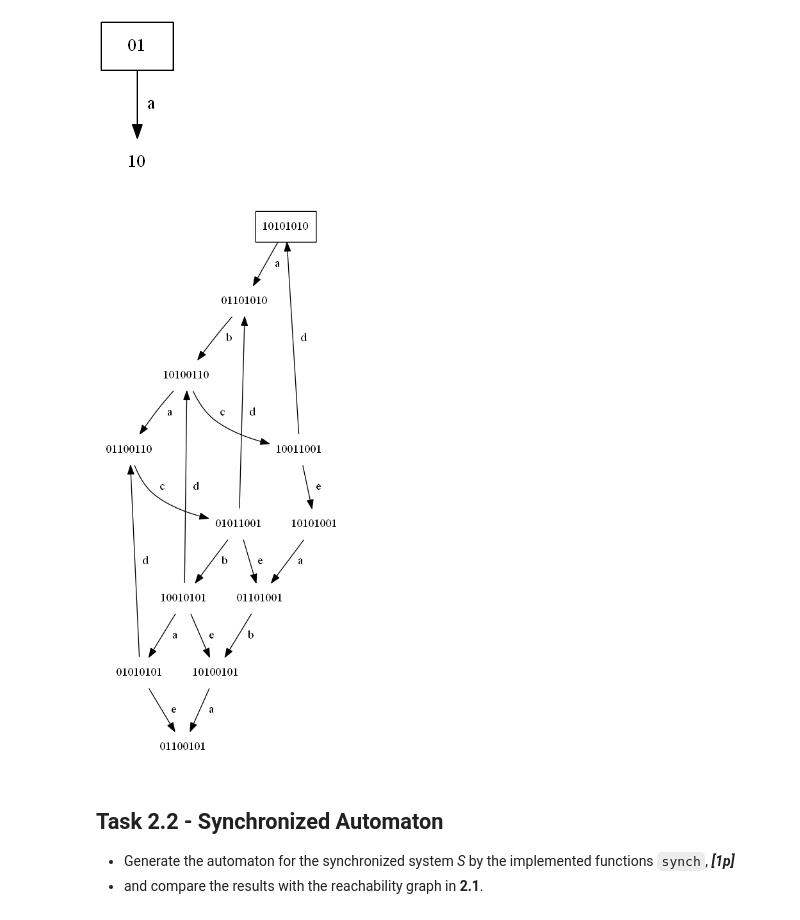
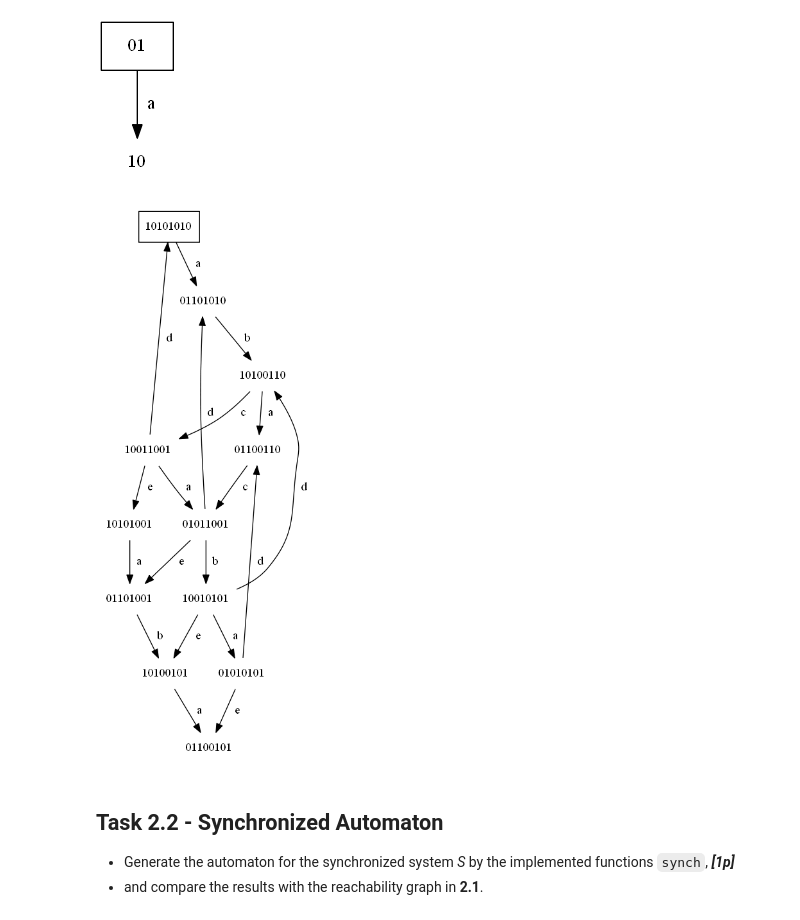
Before and after one commit to Eliacus/SSY165-Assignments, a Jupyter notebook: Assignment-1/sync_and_reach.ipynb, the cells around one changed output. Drawn from its saved outputs; the diff is of its cells as text; code cells hidden in the pictures.

```diff
--- a/Assignment-1/sync_and_reach.ipynb
+++ b/Assignment-1/sync_and_reach.ipynb
@@ -677,35 +677,36 @@ def make_reachability_graph():
     You can just hard code the elements of the graph just like in the example above.
     We will call this function later in the tests.
 
     ---- FORMAT: \[P11 P12 P21 P22 SP11 SP12 SP21 SP22]
     """
     # YOUR CODE HERE
     G = DiGraph(nodes={'10101010', '01101010', '10100110', '10011001','01100110','01011001','10101001','10010101',
                        '01101001','01010101','10100101','01100101'},
                   init='10101010',
                   edges={Edge('10101010', '01101010', 'a'),
                          Edge('01101010', '10100110', 'b'),
                          Edge('10100110', '01100110', 'a'),
                          Edge('10100110', '10011001', 'c'),
                          Edge('01100110', '01011001', 'c'),
                          Edge('10011001', '10101001', 'e'),
                          Edge('01011001', '10010101', 'b'),
                          Edge('01011001', '01101001', 'e'),
                          Edge('10101001', '01101001', 'a'),
                          Edge('10010101', '01010101', 'a'),
                          Edge('10010101', '10100101', 'e'),
                          Edge('01101001', '10100101', 'b'),
                          Edge('01010101', '01100101', 'e'),
                          Edge('10100101', '01100101', 'a'),
                          Edge('10011001', '10101010', 'd'),
                          Edge('01010101', '01100110', 'd'),
                          Edge('10010101', '10100110', 'd'),
-                         Edge('01011001', '01101010', 'd')})
+                         Edge('01011001', '01101010', 'd'),
+                         Edge('10011001','01011001','a')})
     return G
 
 plot_digraph(make_reachability_graph(), 'S_reach_graph')
 # %% [output]
-[figure, old version]
+[figure, new version]
 # %%
 G = make_reachability_graph()
 assert isinstance(G, DiGraph)
```
Also changed, not shown: parts of 8 cells of this notebook, 39 other files.
